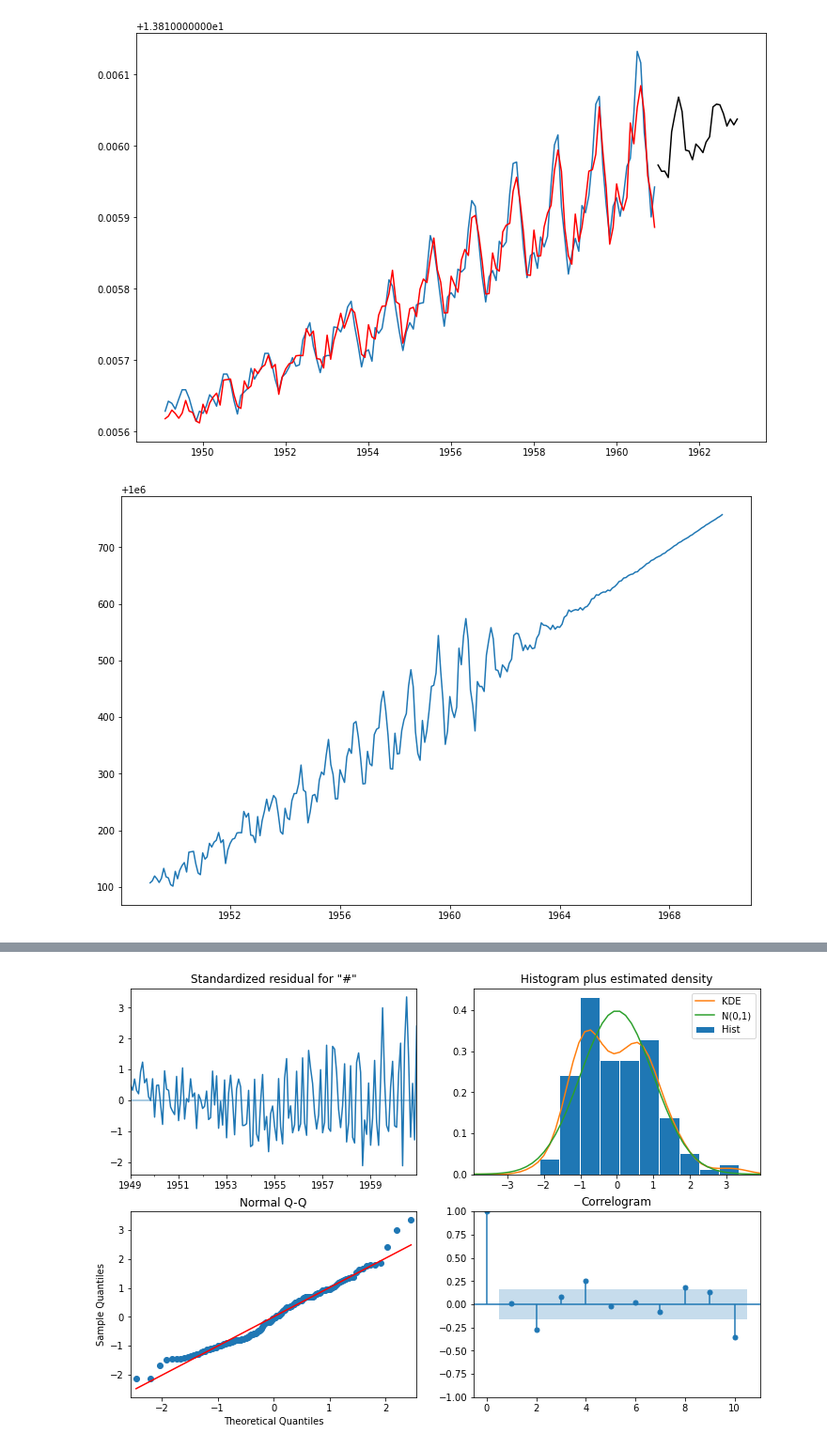
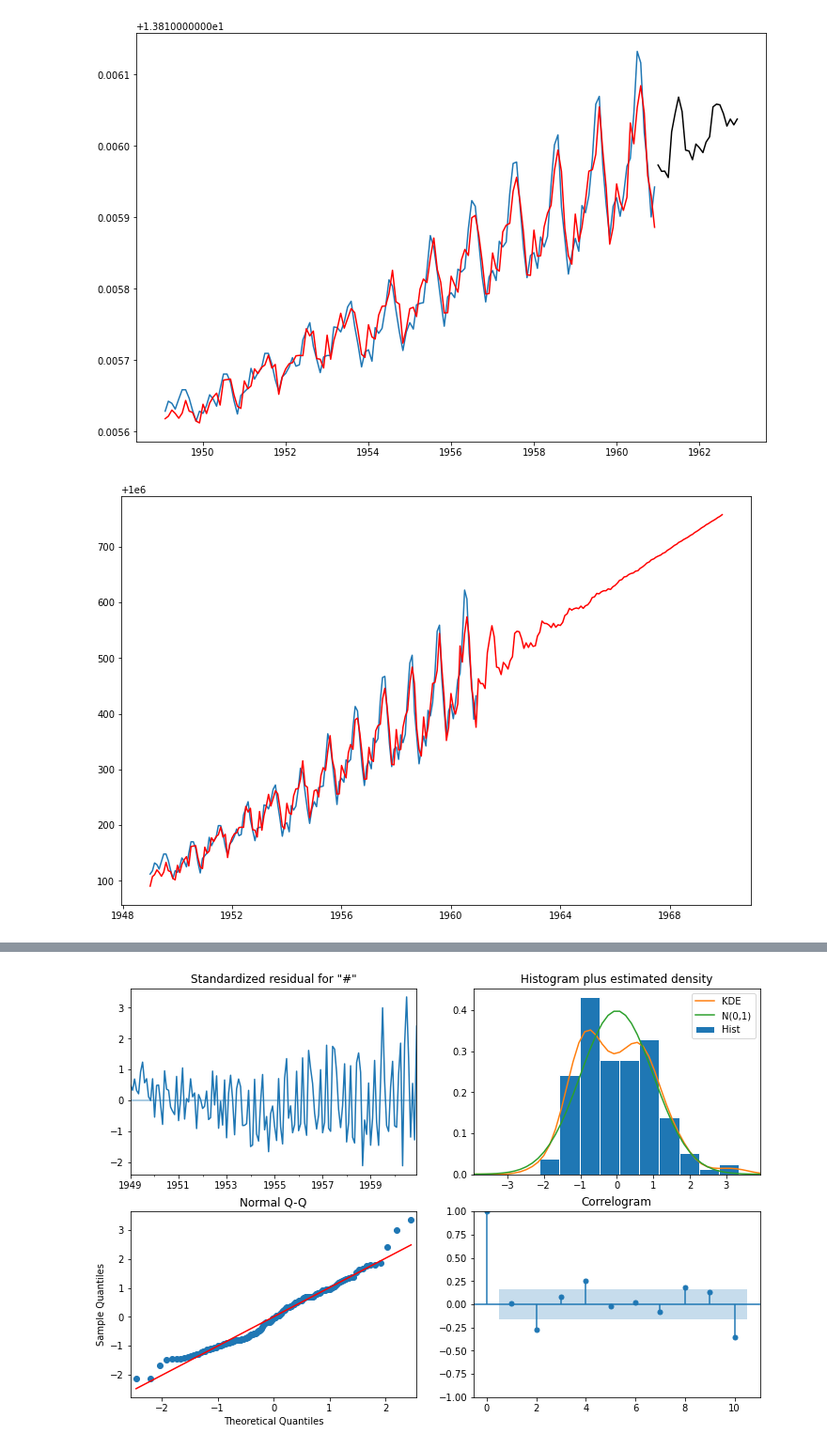
Before and after one commit to cabruck/DataScienceTimeSeriesCigarettes, a Jupyter notebook: Cowboy Cigarettes Case Study - Tier 3.ipynb, the cells around one changed output, grey strips where cells are left out. Shown: that part at 94% size. Saved outputs shown, nothing was run; the diff lists cells and outputs as text; code cells hidden in the pictures.

```diff
--- a/Cowboy Cigarettes Case Study - Tier 3.ipynb
+++ b/Cowboy Cigarettes Case Study - Tier 3.ipynb
@@ -661,7 +689,8 @@ plt.plot(forecast, color = 'black');
 [figure]
 # %%
 prediction = np.exp(model_fit.predict(end='1969-12-01'))
-plt.plot(prediction[1:]);
+plt.plot(y);
+plt.plot(prediction, color = 'red');
 # %% [output]
-[figure, old version]
+[figure, new version]
 # %%
```
Also changed, not shown: parts of 12 cells of this notebook, 1 other file.
